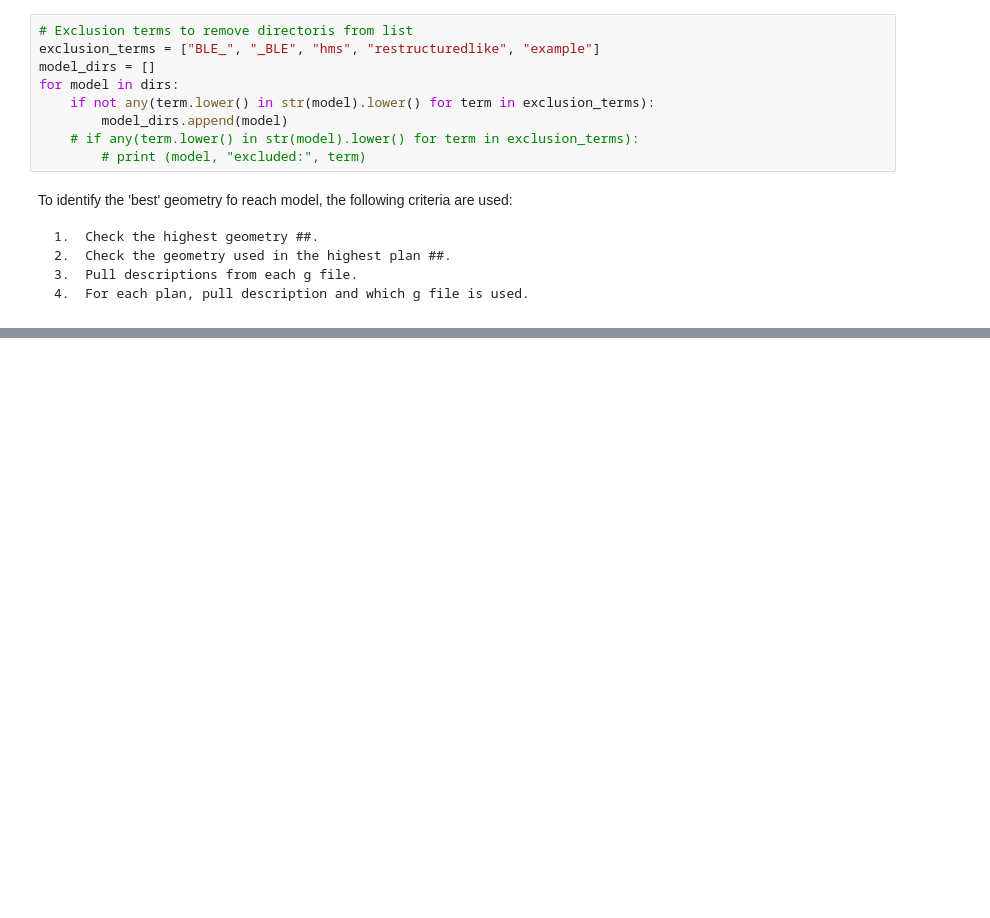
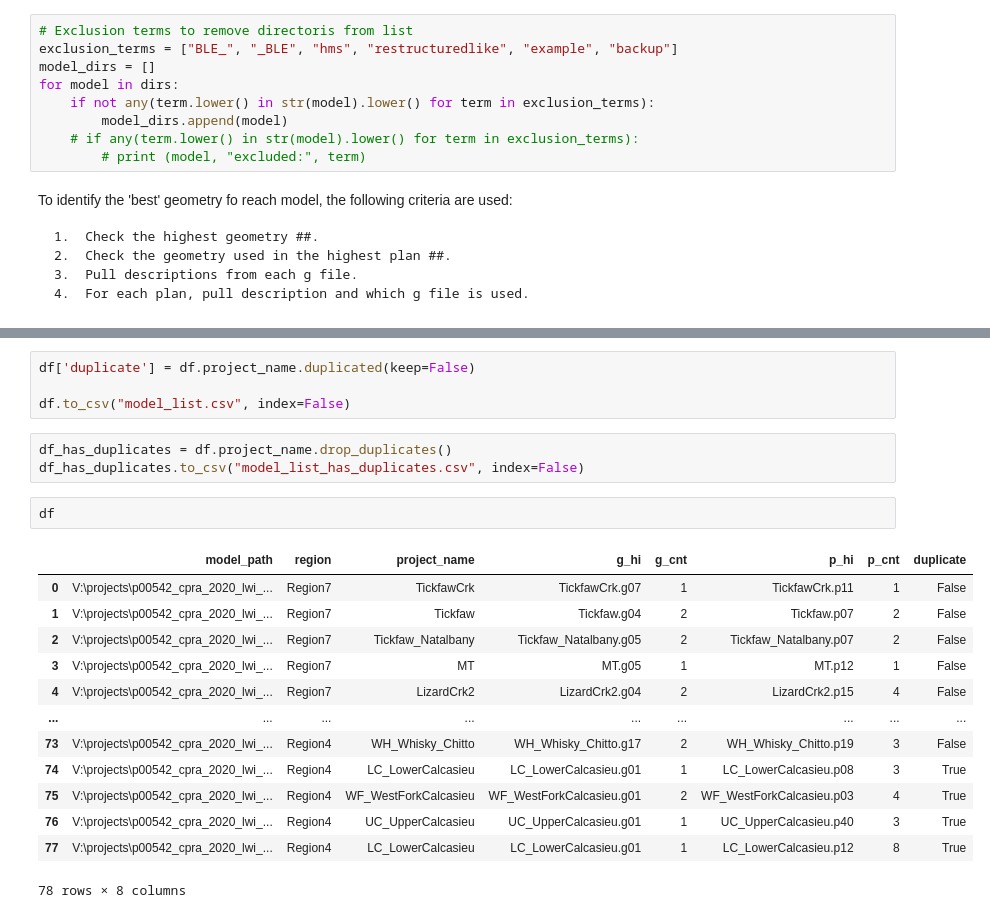
Before and after one commit to mylesmc123/RAS_GeoRip, a Jupyter notebook: dev.ipynb, the cells around one changed output, grey strips where cells are left out. Saved outputs shown, nothing was run; the diff lists cells and outputs as text; blank space fills up the shorter version.

Commit message:
sent request to regions

```diff
--- a/dev.ipynb
+++ b/dev.ipynb
@@ -27,7 +29,7 @@ dirs
  WindowsPath('V:/projects/p00542_cpra_2020_lwi_t10/99_import/S3/Region7/deliverables/Tickfaw_RAS_Setupdelivery/RAS/TI_TickfawCrk')]
 # %%
 # Exclusion terms to remove directoris from list
-exclusion_terms = ["BLE_", "_BLE", "hms", "restructuredlike", "example"]
+exclusion_terms = ["BLE_", "_BLE", "hms", "restructuredlike", "example", "backup"]
 model_dirs = []
 for model in dirs:
     if not any(term.lower() in str(model).lower() for term in exclusion_terms):
@@ -46,0 +128,23 @@ for model in model_dirs:
+# %%
+df['duplicate'] = df.project_name.duplicated(keep=False)
+
+df.to_csv("model_list.csv", index=False)
+# %%
+df_has_duplicates = df.project_name.drop_duplicates()
+df_has_duplicates.to_csv("model_list_has_duplicates.csv", index=False)
+# %%
+df
+# %% [output]
+|  | model_path | region | project_name | g_hi | g_cnt | p_hi | p_cnt | duplicate |
+| 0 | V:\projects\p00542_cpra_2020_lwi_... | Region7 | TickfawCrk | TickfawCrk.g07 | 1 | TickfawCrk.p11 | 1 | False |
+| 1 | V:\projects\p00542_cpra_2020_lwi_... | Region7 | Tickfaw | Tickfaw.g04 | 2 | Tickfaw.p07 | 2 | False |
+| 2 | V:\projects\p00542_cpra_2020_lwi_... | Region7 | Tickfaw_Natalbany | Tickfaw_Natalbany.g05 | 2 | Tickfaw_Natalbany.p07 | 2 | False |
+| 3 | V:\projects\p00542_cpra_2020_lwi_... | Region7 | MT | MT.g05 | 1 | MT.p12 | 1 | False |
+| 4 | V:\projects\p00542_cpra_2020_lwi_... | Region7 | LizardCrk2 | LizardCrk2.g04 | 2 | LizardCrk2.p15 | 4 | False |
+| ... | ... | ... | ... | ... | ... | ... | ... | ... |
+| 73 | V:\projects\p00542_cpra_2020_lwi_... | Region4 | WH_Whisky_Chitto | WH_Whisky_Chitto.g17 | 2 | WH_Whisky_Chitto.p19 | 3 | False |
+| 74 | V:\projects\p00542_cpra_2020_lwi_... | Region4 | LC_LowerCalcasieu | LC_LowerCalcasieu.g01 | 1 | LC_LowerCalcasieu.p08 | 3 | True |
+| 75 | V:\projects\p00542_cpra_2020_lwi_... | Region4 | WF_WestForkCalcasieu | WF_WestForkCalcasieu.g01 | 2 | WF_WestForkCalcasieu.p03 | 4 | True |
+| 76 | V:\projects\p00542_cpra_2020_lwi_... | Region4 | UC_UpperCalcasieu | UC_UpperCalcasieu.g01 | 1 | UC_UpperCalcasieu.p40 | 3 | True |
+| 77 | V:\projects\p00542_cpra_2020_lwi_... | Region4 | LC_LowerCalcasieu | LC_LowerCalcasieu.g01 | 1 | LC_LowerCalcasieu.p12 | 8 | True |
+78 rows × 8 columns
```
Also changed, not shown: parts of 6 cells of this notebook, 5 other files.
